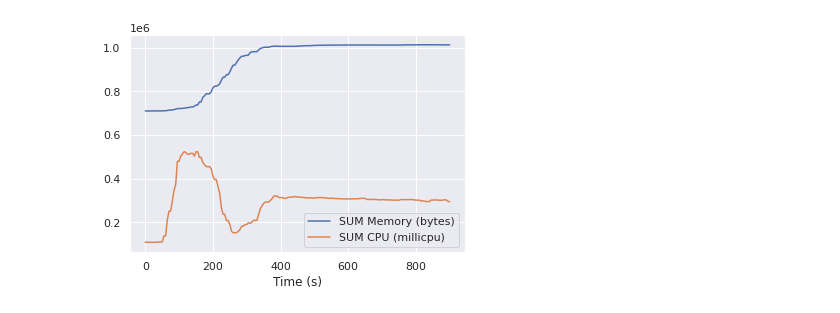
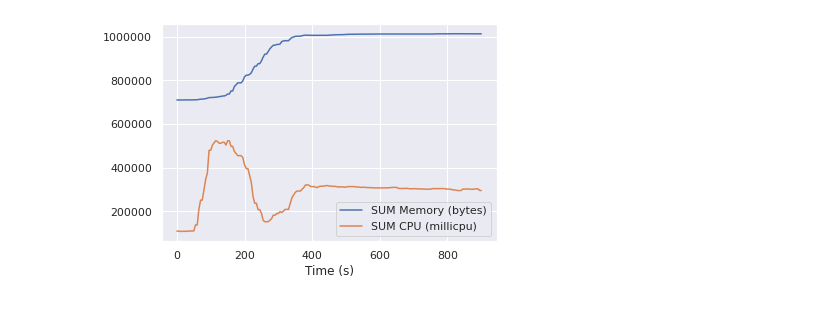
Before and after one commit to my5G/OPlaceRAN, a Jupyter notebook: performance-analysis/article/nodes-resources-consume-by-time/cluster_nodes_mem_cpu.ipynb, the cells around one changed output. Drawn from its saved outputs; the diff is of its cells as text; code cells hidden in the pictures.

Commit message:
Update Graphics

```diff
--- a/performance-analysis/article/nodes-resources-consume-by-time/cluster_nodes_mem_cpu.ipynb
+++ b/performance-analysis/article/nodes-resources-consume-by-time/cluster_nodes_mem_cpu.ipynb
@@ -8,12 +8,13 @@ dataframe = pd.read_csv('Nodes.csv',  delimiter=';', header=0, index_col=0)
 dataframe=dataframe.astype(float)
 # %%
 ax = plt.gca()
+ax.ticklabel_format(style='plain')
 dataframe.plot(kind='line', y='Soma de MEMORY (bytes)', label='SUM Memory (bytes)',ax=ax)
 dataframe.plot(kind='line', y='Soma de CPU (m)', label='SUM CPU (millicpu)',ax=ax)
 plt.xlabel("Time (s)")
 #plt.ylabel("Memory (%)")
 plt.legend()
 plt.savefig('out/Nodes_MEM_CPU.pdf')
-plt.savefig('out/Nodes_MEM_CPU.png')
+plt.savefig('out/Nodes_MEM_CPU.png', dpi=300)
 # %% [output]
-[figure, old version]
+[figure, new version]
```
Also changed, not shown: 10 other files.
